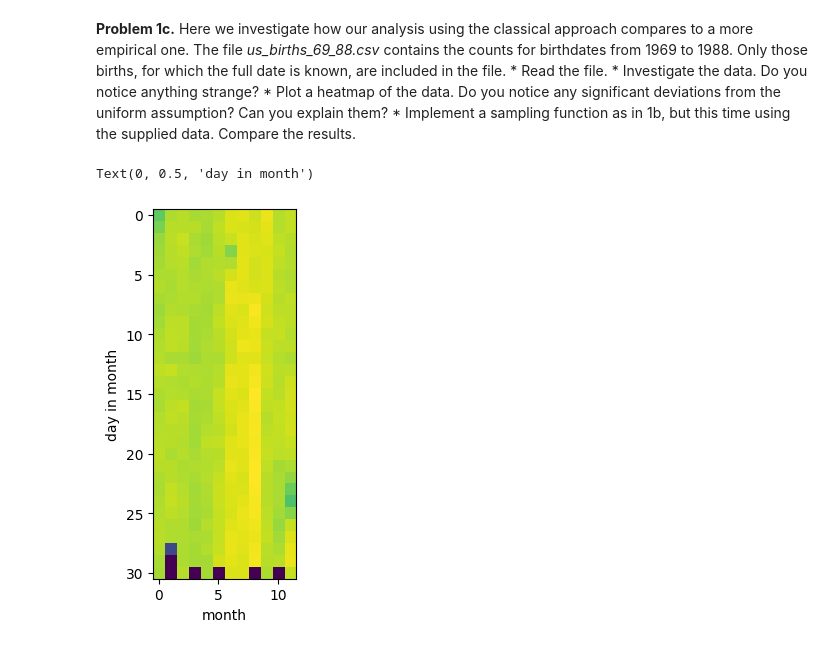
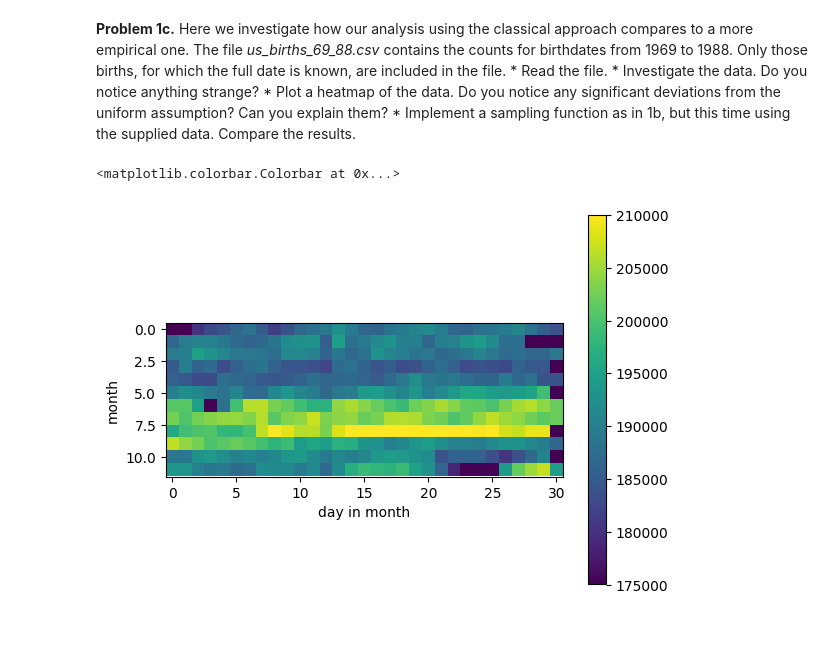
Before and after one commit to wiktoor/rpis2018, a Jupyter notebook: lab1/Lab01student.ipynb, the cells around one changed output. Saved outputs shown, nothing was run; the diff lists cells and outputs as text; code cells hidden in the pictures.

```diff
--- a/lab1/Lab01student.ipynb
+++ b/lab1/Lab01student.ipynb
@@ -73,13 +73,14 @@ Conclusion: it appears that numbers close to $23$ are most likely to appear, as
 # %%
 import pandas as pd
 
 df = pd.read_csv('us_births_69_88.csv')
 
-df1 = df.pivot(index='day', columns='month', values='births')
+df1 = df.pivot(index='month', columns='day', values='births')
 
-plt.imshow(df1)
-plt.xlabel("month")
-plt.ylabel("day in month")
+plt.imshow(df1, vmin=175000, vmax=210000)
+plt.xlabel("day in month")
+plt.ylabel("month")
+plt.colorbar()
 # %% [output]
-Text(0, 0.5, 'day in month')
+<matplotlib.colorbar.Colorbar at 0x...>
-[figure, old version]
+[figure, new version]
```
Also changed, not shown: parts of 2 cells of this notebook.
